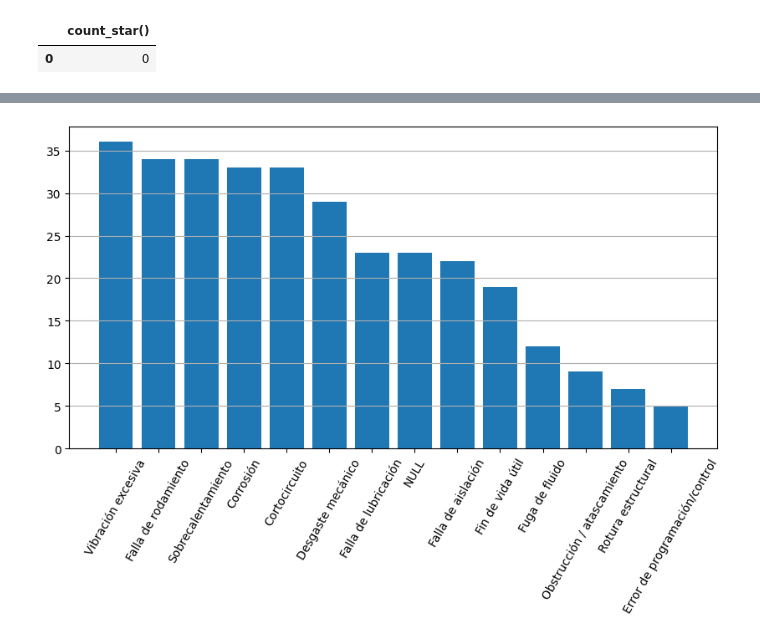
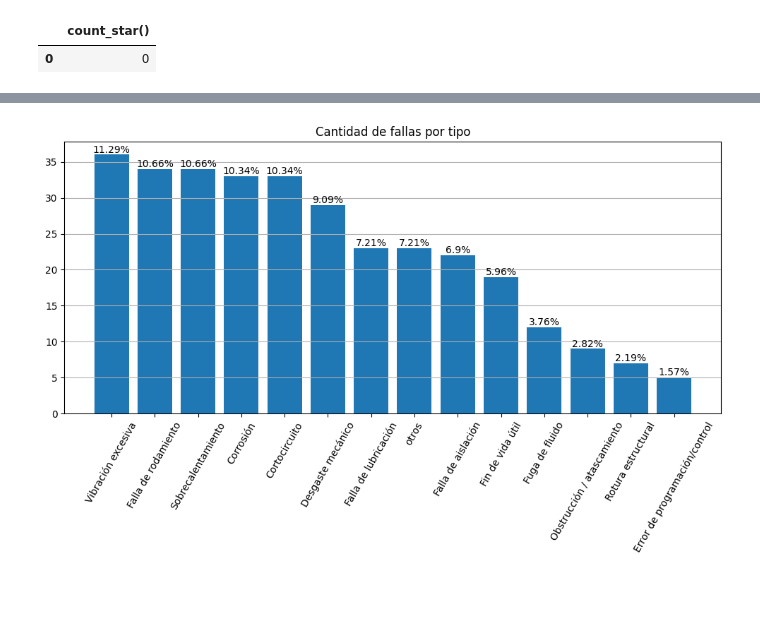
Before and after one commit to dcardone1/Maintenance_System_Analysis, a Jupyter notebook: Analysis.ipynb, the cells around one changed output, grey strips where cells are left out. Cells and saved outputs as stored; diff of their text form; code cells hidden in the pictures; blank space fills up the shorter version.

Commit message:
se agregan las fallas con paro de planta dentro del análisis de fallos por tipo de falla

```diff
--- a/Analysis.ipynb
+++ b/Analysis.ipynb
@@ -250,8 +284,12 @@ frecuencia_fallas.head()
 # %%
-plt.figure(figsize=(10,5))
-plt.bar(x = frecuencia_fallas['descripcion'], height = frecuencia_fallas['fallas'])
+frecuencia_fallas = frecuencia_fallas.sort_values(by='fallas_totales', ascending=False)
+
+fig, ax = plt.subplots(figsize=(12,5))
+barras = ax.bar(x = frecuencia_fallas['descripción'], height = frecuencia_fallas['fallas_totales'])
+ax.bar_label(barras, labels=frecuencia_fallas['fallas_porcentual'].map(lambda b: str(b) + '%'))
 plt.xticks(rotation = 60)
+plt.title('Cantidad de fallas por tipo')
 plt.grid(axis='y')
 plt.show()
 # %% [output]
-[figure, old version]
+[figure, new version]
```
Also changed, not shown: parts of 11 cells of this notebook.
